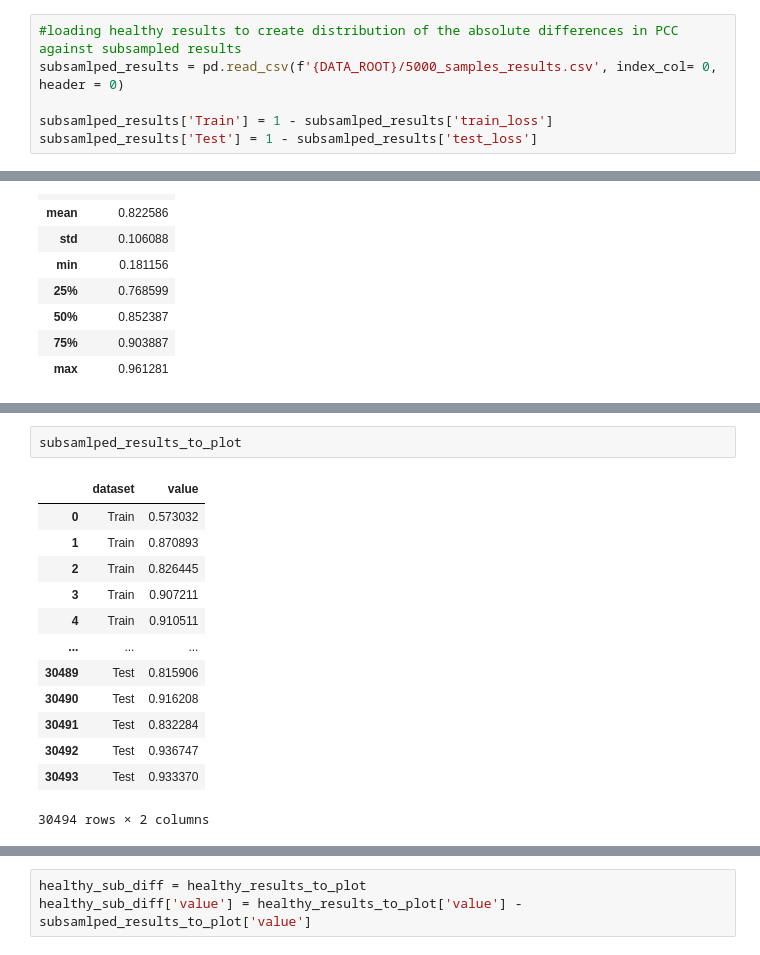
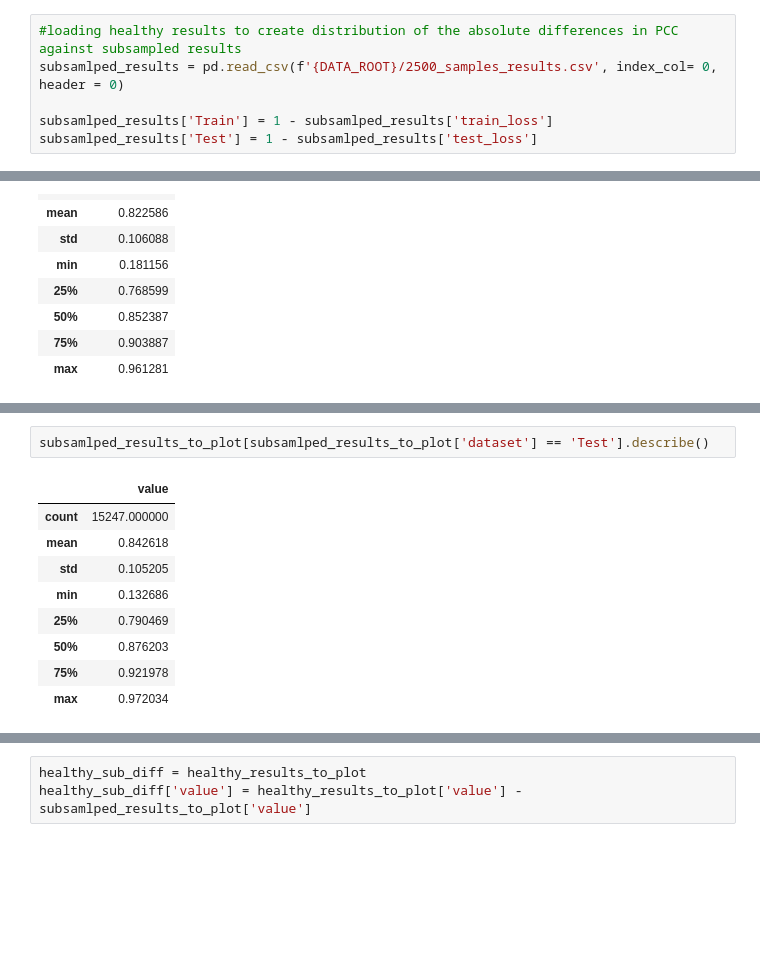
Before and after one commit to Alexander-Broadley/Zhang_lab_rotation, a Jupyter notebook: MML_model/model_evaluation/MML_results_plots.ipynb, the cells around one changed output, grey strips where cells are left out. Drawn from its saved outputs; the diff is of its cells as text; blank space fills up the shorter version.

```diff
--- a/MML_model/model_evaluation/MML_results_plots.ipynb
+++ b/MML_model/model_evaluation/MML_results_plots.ipynb
@@ -160,7 +160,7 @@ healthy_results_to_plot = healthy_results[['Train', 'Test']].melt()
 healthy_results_to_plot.columns = ['dataset', 'value']
 # %%
 #loading healthy results to create distribution of the absolute differences in PCC against subsampled results
-subsamlped_results = pd.read_csv(f'{DATA_ROOT}/5000_samples_results.csv', index_col= 0, header = 0)
+subsamlped_results = pd.read_csv(f'{DATA_ROOT}/2500_samples_results.csv', index_col= 0, header = 0)
 
 subsamlped_results['Train'] = 1 - subsamlped_results['train_loss']
 subsamlped_results['Test'] = 1 - subsamlped_results['test_loss']
@@ -245,17 +245,13 @@ create_pearsons_violin(healthy_results_to_plot, y_col = 'value', title = '5000 R
 # %%
-subsamlped_results_to_plot
+subsamlped_results_to_plot[subsamlped_results_to_plot['dataset'] == 'Test'].describe()
 # %% [output]
-|  | dataset | value |
-| 0 | Train | 0.573032 |
-| 1 | Train | 0.870893 |
-| 2 | Train | 0.826445 |
-| 3 | Train | 0.907211 |
-| 4 | Train | 0.910511 |
-| ... | ... | ... |
-| 30489 | Test | 0.815906 |
-| 30490 | Test | 0.916208 |
-| 30491 | Test | 0.832284 |
-| 30492 | Test | 0.936747 |
-| 30493 | Test | 0.933370 |
+|  | value |
+| count | 15247.000000 |
+| mean | 0.842618 |
+| std | 0.105205 |
+| min | 0.132686 |
+| 25% | 0.790469 |
+| 50% | 0.876203 |
+| 75% | 0.921978 |
+| max | 0.972034 |
-30494 rows × 2 columns
 # %%
```
Also changed, not shown: parts of 3 cells of this notebook, 4 other files.
